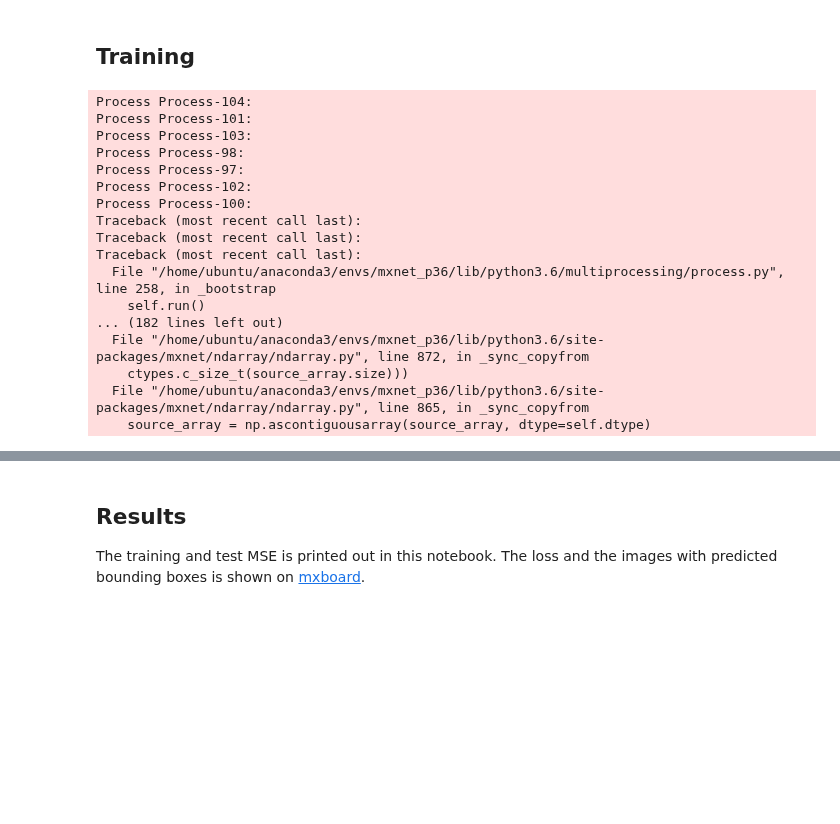
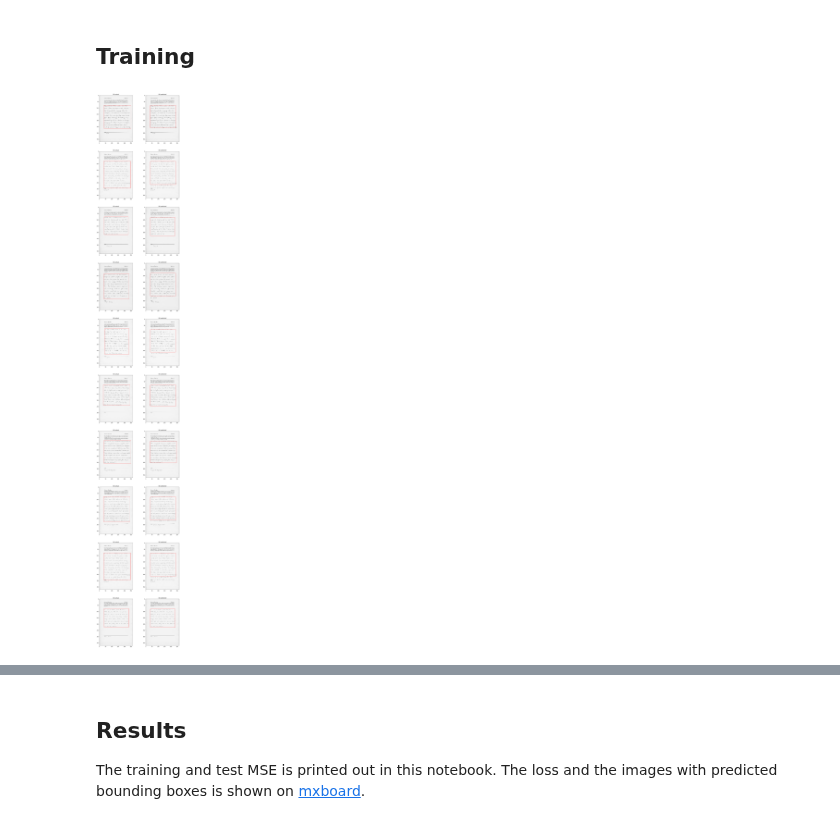
Before and after one commit to awslabs/handwritten-text-recognition-for-apache-mxnet, a Jupyter notebook: paragraph_segmentation_dcnn.ipynb, the cells around one changed output, grey strips where cells are left out. Drawn from its saved outputs; the diff is of its cells as text; code cells hidden in the pictures; blank space fills up the shorter version.

```diff
--- a/paragraph_segmentation_dcnn.ipynb
+++ b/paragraph_segmentation_dcnn.ipynb
@@ -54,11 +56,9 @@ p_dropout = 0.5
 
 cnn = gluon.nn.HybridSequential()
 cnn.add(gluon.nn.Conv2D(kernel_size=(3,3), padding=(1,1), channels=32, activation="relu"))
-#cnn.add(gluon.nn.MaxPool2D(pool_size=(2,2), strides=(2,2)))
 cnn.add(gluon.nn.BatchNorm())
 
 cnn.add(gluon.nn.Conv2D(kernel_size=(3,3), padding=(1,1), channels=32, activation="relu"))
-#cnn.add(gluon.nn.MaxPool2D(pool_size=(2,2), strides=(2,2)))
 cnn.add(gluon.nn.BatchNorm())
 
 cnn.add(gluon.nn.Conv2D(kernel_size=(3,3), padding=(1,1), channels=32, activation="relu"))
@@ -69,7 +69,6 @@ cnn.add(gluon.nn.Conv2D(kernel_size=(3,3), padding=(1,1), channels=32, activatio
 cnn.add(gluon.nn.MaxPool2D(pool_size=(2,2), strides=(2,2)))
 cnn.add(gluon.nn.BatchNorm())
 
-cnn.add(gluon.nn.BatchNorm())
 cnn.add(gluon.nn.Flatten())
 cnn.add(gluon.nn.Dense(64, activation='relu'))
 cnn.add(gluon.nn.Dropout(p_dropout))
@@ -174,65 +168,50 @@ for e in range(epochs):
         # Generate images of the first batch
         if e % send_image_every_n == 0 and e > 0 and i == 0:
             output = cnn(data)
-            output_image = draw_box_on_image(output, data)
+            data_np = data.asnumpy()
+            output_np = output.asnumpy()
+            output_image = draw_box_on_image(output_np, data_np)
 
     train_loss = float(loss.asscalar())/len(train_data)
     test_loss = float(test_loss.asscalar())/len(test_data)
 
     if e % print_every_n == 0 and e > 0:
-        cnn.save_params("")
         print("Epoch {0}, train_loss {1:.6f}, val_loss {2:.6f}".format(
             e, train_loss, test_loss))
 
     with SummaryWriter(logdir='./logs', verbose=False, flush_secs=5) as sw:
         sw.add_scalar('loss', {"train": train_loss, "test": test_loss}, global_step=e)
         if e % send_image_every_n == 0 and e > 0:
-            output_image = output_image.asnumpy()
             output_image[output_image<0] = 0
             output_image[output_image>1] = 1
             sw.add_image('bb_image', output_image, global_step=e)
-# %% [output]
-Process Process-104:
-Process Process-101:
-Process Process-103:
-Process Process-98:
-Process Process-97:
-Process Process-102:
-Process Process-100:
-Traceback (most recent call last):
-Traceback (most recent call last):
-Traceback (most recent call last):
-  File "/home/ubuntu/anaconda3/envs/mxnet_p36/lib/python3.6/multiprocessing/process.py", line 258, in _bootstrap
-    self.run()
-... (182 lines left out)
-  File "/home/ubuntu/anaconda3/envs/mxnet_p36/lib/python3.6/site-packages/mxnet/ndarray/ndarray.py", line 872, in _sync_copyfrom
-    ctypes.c_size_t(source_array.size)))
-  File "/home/ubuntu/anaconda3/envs/mxnet_p36/lib/python3.6/site-packages/mxnet/ndarray/ndarray.py", line 865, in _sync_copyfrom
-    source_array = np.ascontiguousarray(source_array, dtype=self.dtype)
-# %%
-image, bb = test_ds[0]
-image, _ = tf(image, bb)
-image = image.as_in_context(ctx)
-image = image.expand_dims(axis=0)
-bb_predicted = cnn(image)
-
-print(bb_predicted, bb)
-fig, axs = plt.subplots(1, 2, figsize=(15, 13))
-axs[0].imshow(image, cmap='Greys_r')
-(x, y, w, h) = bb[0]
 # %%
-axs.imshow(image.asnumpy().squeeze(), cmap='Greys_r')
-image_h, image_w = image.shape[-2:]
-(x, y, w, h) = (x * image_w, y * image_h, w * image_w, h * image_h)
-rect = patches.Rectangle((x, y), w, h, fill=False, color="r")
-axs[0].add_patch(rect)
-axs[0].set_title("BB actual")
+figs_to_plot = 10
+fig, axs = plt.subplots(figs_to_plot, 2, figsize=(15, 10 * figs_to_plot))
 
-axs[1].imshow(image, cmap='Greys_r')
-(x, y, w, h) = bb_predicted[0].asnumpy()
-axs.imshow(image.asnumpy().squeeze(), cmap='Greys_r')
-image_h, image_w = image.shape[-2:]
-(x, y, w, h) = (x * image_w, y * image_h, w * image_w, h * image_h)
-rect = patches.Rectangle((x, y), w, h, fill=False, color="r")
-axs[1].add_patch(rect)
-axs[1].set_title("BB predicted")
+for i in range(figs_to_plot):
+    n = int(random.random()*len(test_ds))
+    image, bb = test_ds[n]
+
+    image, _ = tf(image, bb)
+    image = image.as_in_context(ctx)
+    image = image.expand_dims(axis=0)
+    bb_predicted = cnn(image)
+
+    (x, y, w, h) = bb[0]
+    axs[i][0].imshow(image.asnumpy().squeeze(), cmap='Greys_r')
+    image_h, image_w = image.shape[-2:]
+    (x, y, w, h) = (x * image_w, y * image_h, w * image_w, h * image_h)
+    rect = patches.Rectangle((x, y), w, h, fill=False, color="r")
+    axs[i][0].add_patch(rect)
+    axs[i][0].set_title("BB actual")
+
+    axs[i][1].imshow(image.asnumpy().squeeze(), cmap='Greys_r')
+    (x, y, w, h) = bb_predicted[0].asnumpy()
+    image_h, image_w = image.shape[-2:]
+    (x, y, w, h) = (x * image_w, y * image_h, w * image_w, h * image_h)
+    rect = patches.Rectangle((x, y), w, h, fill=False, color="r")
+    axs[i][1].add_patch(rect)
+    axs[i][1].set_title("BB predicted")
+# %% [output]
+[figure, added]
```
Also changed, not shown: parts of 5 cells of this notebook.
